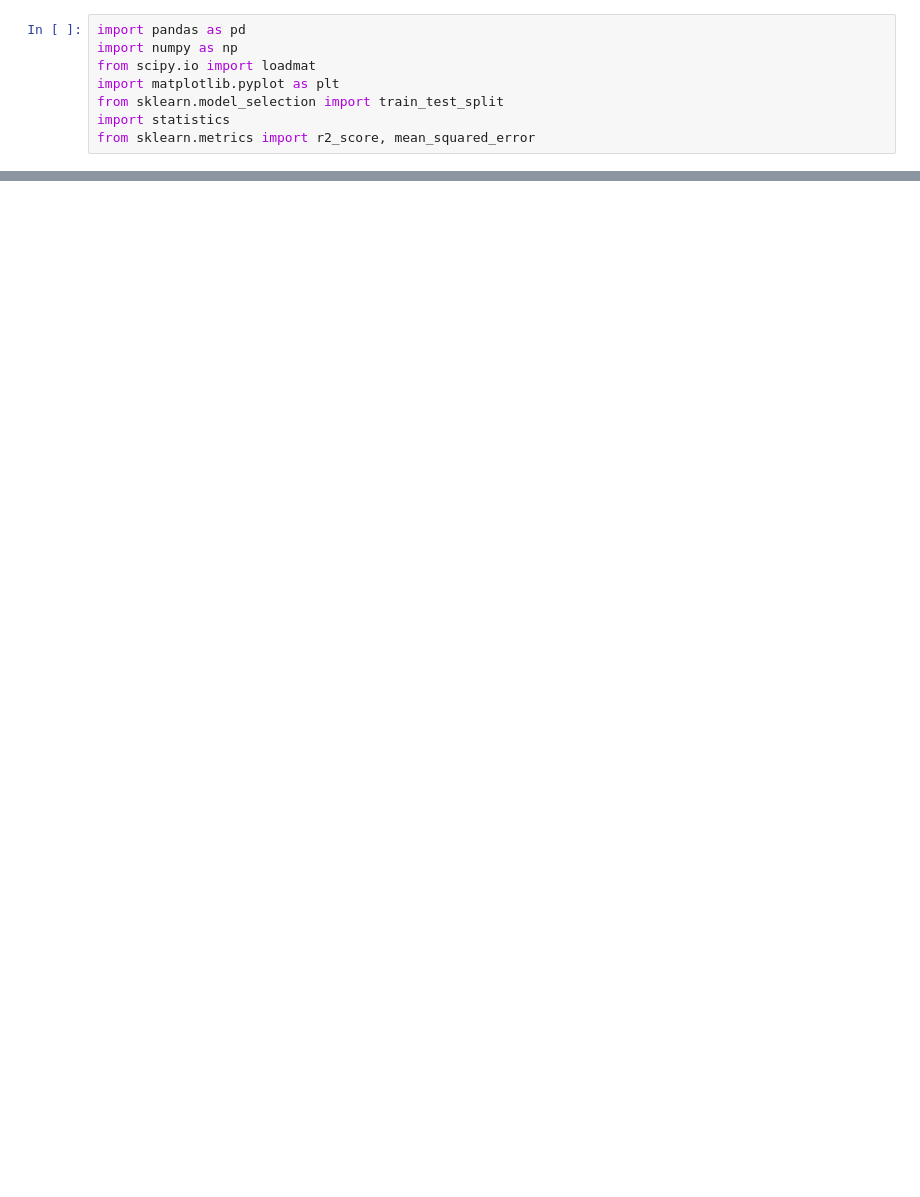
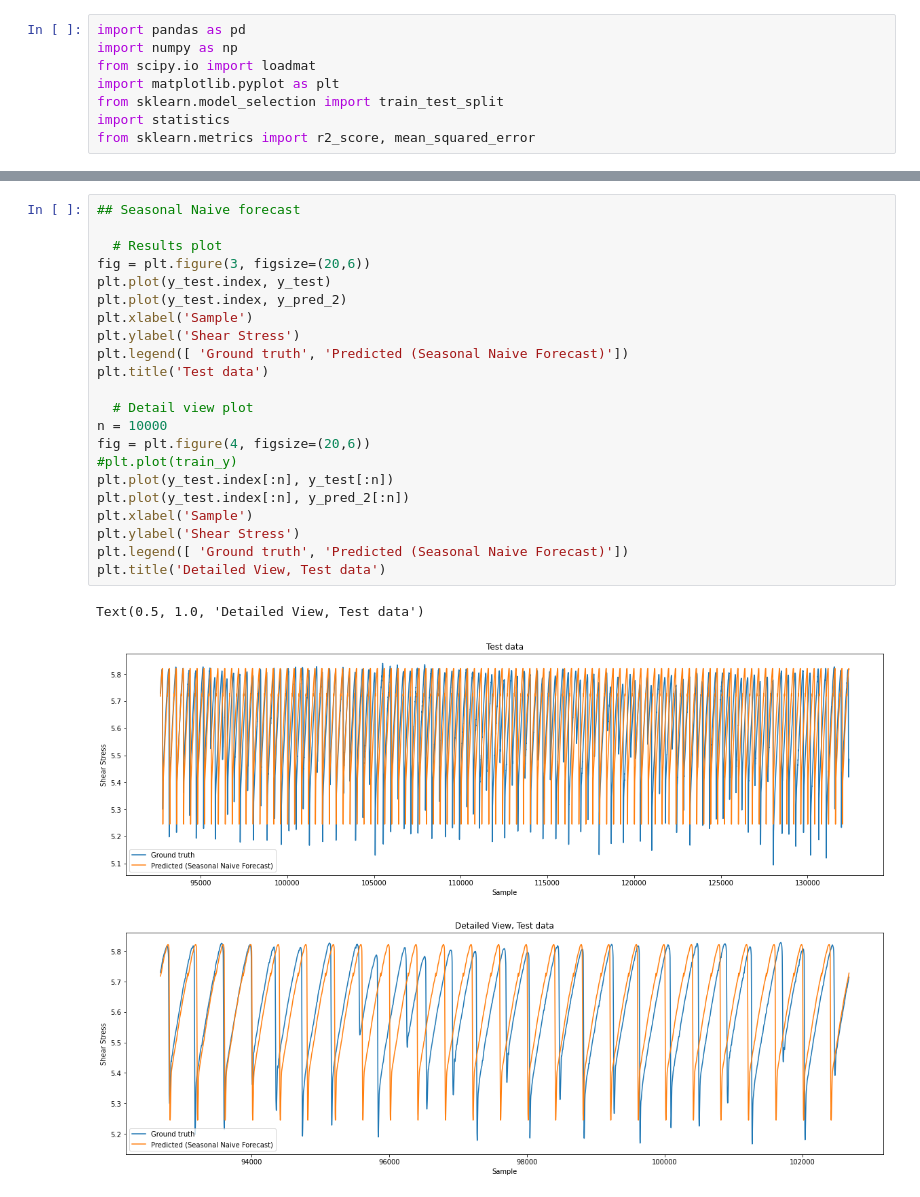
Before and after one commit to vrushaligirkar/Labquake-Prediction, a Jupyter notebook: Baseline/baseline_seasonal.ipynb, the cells around one changed output, grey strips where cells are left out. Drawn from its saved outputs; the diff is of its cells as text; blank space fills up the shorter version.

```diff
--- a/Baseline/baseline_seasonal.ipynb
+++ b/Baseline/baseline_seasonal.ipynb
@@ -78,0 +91,26 @@ Text(0.5, 1.0, '5000 Samples, Test data')
+# %%
+## Seasonal Naive forecast
+
+  # Results plot
+fig = plt.figure(3, figsize=(20,6))
+plt.plot(y_test.index, y_test)
+plt.plot(y_test.index, y_pred_2)
+plt.xlabel('Sample')
+plt.ylabel('Shear Stress')
+plt.legend([ 'Ground truth', 'Predicted (Seasonal Naive Forecast)'])
+plt.title('Test data')
+
+  # Detail view plot
+n = 10000
+fig = plt.figure(4, figsize=(20,6))
+#plt.plot(train_y)
+plt.plot(y_test.index[:n], y_test[:n])
+plt.plot(y_test.index[:n], y_pred_2[:n])
+plt.xlabel('Sample')
+plt.ylabel('Shear Stress')
+plt.legend([ 'Ground truth', 'Predicted (Seasonal Naive Forecast)'])
+plt.title('Detailed View, Test data')
+# %% [output]
+Text(0.5, 1.0, 'Detailed View, Test data')
+[figure, added]
+[figure, added]
```
Also changed, not shown: parts of 5 cells of this notebook.
